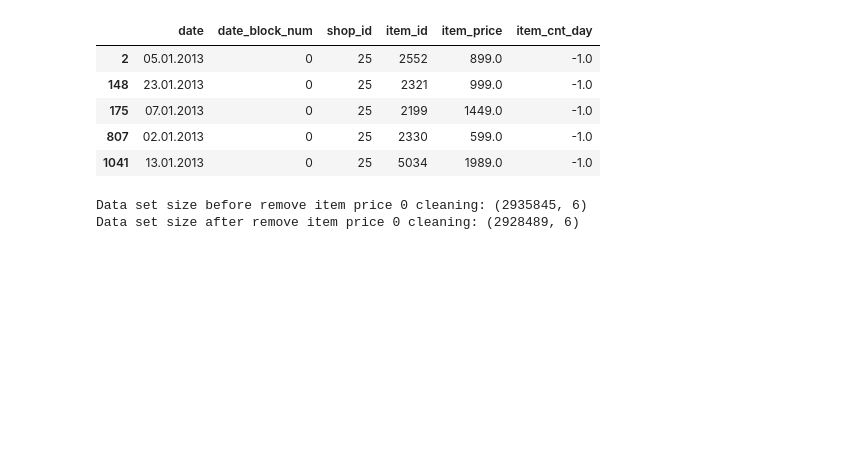
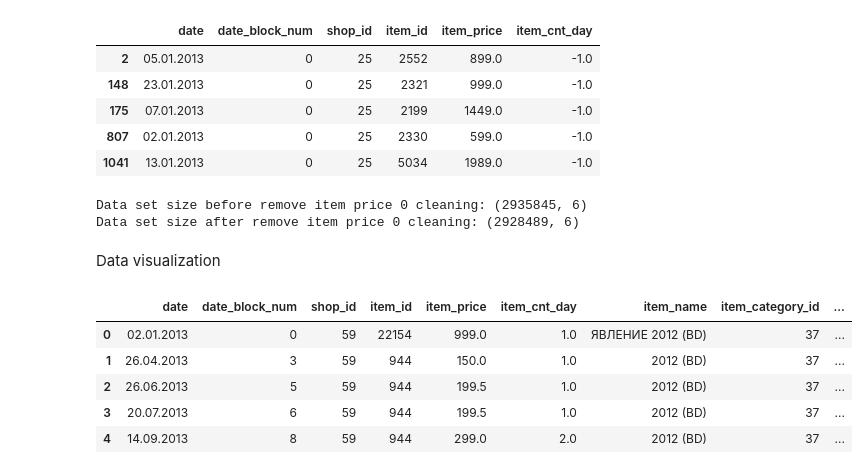
Before and after one commit to sarumaha/predict_future_sales_kaggle, a Jupyter notebook: analysis.ipynb, the cells around one changed output. Drawn from its saved outputs; the diff is of its cells as text; code cells hidden in the pictures; blank space fills up the shorter version.

Commit message:
Update analysis.ipynb
Merging dataset for item_categories,items, shops

```diff
--- a/analysis.ipynb
+++ b/analysis.ipynb
@@ -173,3 +174,19 @@ print('Data set size after remove item price 0 cleaning:', train_df.shape)
 # %% [output]
 Data set size before remove item price 0 cleaning: (2935845, 6)
 Data set size after remove item price 0 cleaning: (2928489, 6)
+# %% [markdown]
+Data visualization
+# %%
+#Merge datasets (items,item_categories,shops) using Inner join
+train_df_merged = pd.merge(train_df, items, on='item_id', how='inner')
+train_df_merged = pd.merge(train_df_merged, item_categories, on='item_category_id', how='inner')
+train_df_merged = pd.merge(train_df_merged, shops, on='shop_id', how='inner')
+# %%
+train_df_merged.head()
+# %% [output]
+|  | date | date_block_num | shop_id | item_id | item_price | item_cnt_day | item_name | item_category_id | ... |
+| 0 | 02.01.2013 | 0 | 59 | 22154 | 999.0 | 1.0 | ЯВЛЕНИЕ 2012 (BD) | 37 | ... |
+| 1 | 26.04.2013 | 3 | 59 | 944 | 150.0 | 1.0 | 2012 (BD) | 37 | ... |
+| 2 | 26.06.2013 | 5 | 59 | 944 | 199.5 | 1.0 | 2012 (BD) | 37 | ... |
+| 3 | 20.07.2013 | 6 | 59 | 944 | 199.5 | 1.0 | 2012 (BD) | 37 | ... |
+| 4 | 14.09.2013 | 8 | 59 | 944 | 299.0 | 2.0 | 2012 (BD) | 37 | ... |
```
Also changed, not shown: parts of 2 cells of this notebook.
